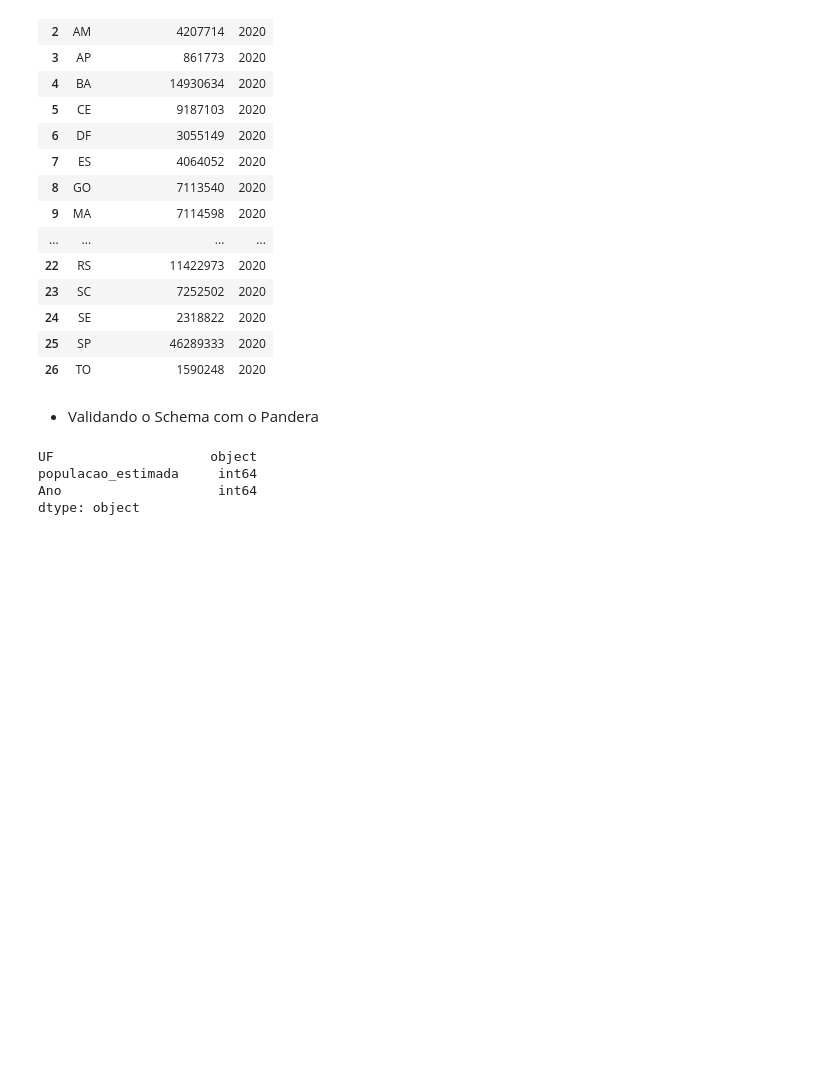
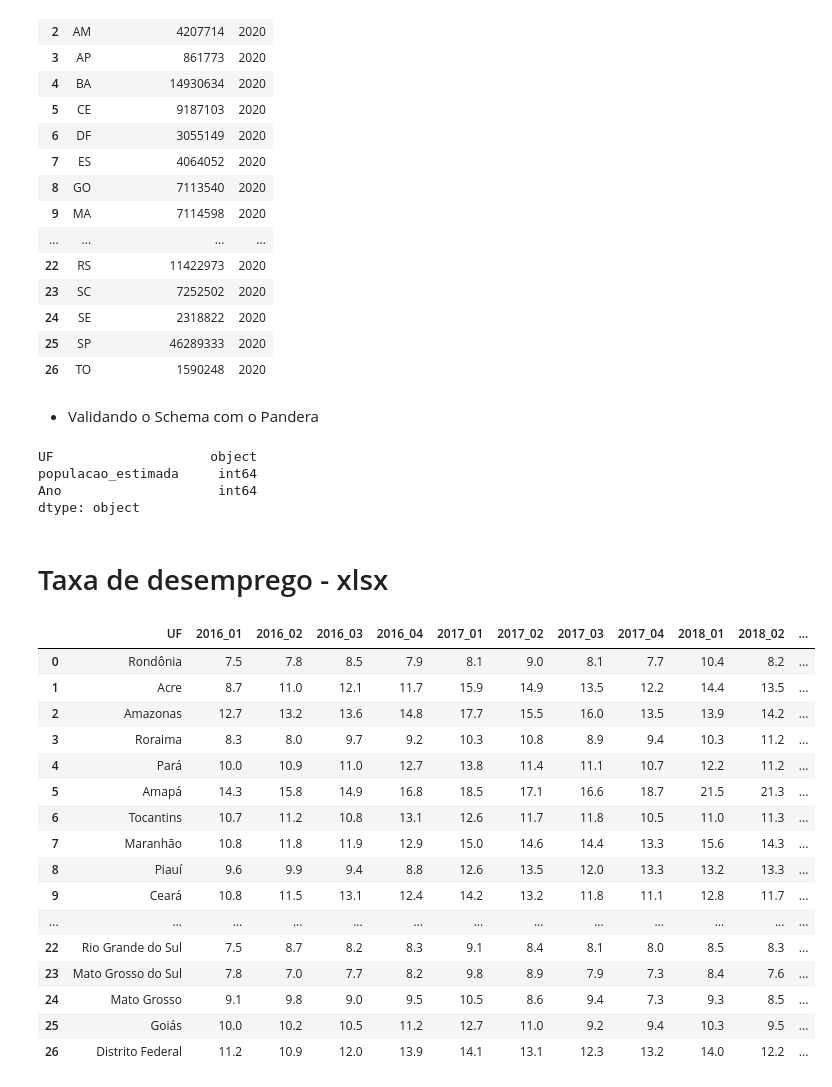
Before and after one commit to marimoreiraa/ProjetoFinal, a Jupyter notebook: 1_Pandas.ipynb, the cells around one changed output. Saved outputs shown, nothing was run; the diff lists cells and outputs as text; code cells hidden in the pictures; blank space fills up the shorter version.

```diff
--- a/1_Pandas.ipynb
+++ b/1_Pandas.ipynb
@@ -1857,3 +1822,31 @@ client = storage.Client()
 bucket = client.get_bucket('data_lake_ingest_data')
 
 bucket.blob('2_temp/temp_pandas_total_pop_ano_uf.csv').upload_from_string(df_total_pop_ano_uf.to_csv(), 'text/csv')
+# %% [markdown]
+# Taxa de desemprego - xlsx
+# %%
+import os
+from google.cloud import storage
+serviceaccount = '/content/soulcode-projeto-final-4b88bea6e07a.json'
+os.environ["GOOGLE_APPLICATION_CREDENTIALS"] = serviceaccount
+
+df_des = pd.read_excel('gs://data_lake_ingest_data/1_input/desocupados_ajustado.xlsx')
+df_des
+# %% [output]
+|  | UF | 2016_01 | 2016_02 | 2016_03 | 2016_04 | 2017_01 | 2017_02 | 2017_03 | 2017_04 | 2018_01 | 2018_02 | ... |
+| 0 | Rondônia | 7.5 | 7.8 | 8.5 | 7.9 | 8.1 | 9.0 | 8.1 | 7.7 | 10.4 | 8.2 | ... |
+| 1 | Acre | 8.7 | 11.0 | 12.1 | 11.7 | 15.9 | 14.9 | 13.5 | 12.2 | 14.4 | 13.5 | ... |
+| 2 | Amazonas | 12.7 | 13.2 | 13.6 | 14.8 | 17.7 | 15.5 | 16.0 | 13.5 | 13.9 | 14.2 | ... |
+| 3 | Roraima | 8.3 | 8.0 | 9.7 | 9.2 | 10.3 | 10.8 | 8.9 | 9.4 | 10.3 | 11.2 | ... |
+| 4 | Pará | 10.0 | 10.9 | 11.0 | 12.7 | 13.8 | 11.4 | 11.1 | 10.7 | 12.2 | 11.2 | ... |
+| 5 | Amapá | 14.3 | 15.8 | 14.9 | 16.8 | 18.5 | 17.1 | 16.6 | 18.7 | 21.5 | 21.3 | ... |
+| 6 | Tocantins | 10.7 | 11.2 | 10.8 | 13.1 | 12.6 | 11.7 | 11.8 | 10.5 | 11.0 | 11.3 | ... |
+| 7 | Maranhão | 10.8 | 11.8 | 11.9 | 12.9 | 15.0 | 14.6 | 14.4 | 13.3 | 15.6 | 14.3 | ... |
+| 8 | Piauí | 9.6 | 9.9 | 9.4 | 8.8 | 12.6 | 13.5 | 12.0 | 13.3 | 13.2 | 13.3 | ... |
+| 9 | Ceará | 10.8 | 11.5 | 13.1 | 12.4 | 14.2 | 13.2 | 11.8 | 11.1 | 12.8 | 11.7 | ... |
+| ... | ... | ... | ... | ... | ... | ... | ... | ... | ... | ... | ... | ... |
+| 22 | Rio Grande do Sul | 7.5 | 8.7 | 8.2 | 8.3 | 9.1 | 8.4 | 8.1 | 8.0 | 8.5 | 8.3 | ... |
+| 23 | Mato Grosso do Sul | 7.8 | 7.0 | 7.7 | 8.2 | 9.8 | 8.9 | 7.9 | 7.3 | 8.4 | 7.6 | ... |
+| 24 | Mato Grosso | 9.1 | 9.8 | 9.0 | 9.5 | 10.5 | 8.6 | 9.4 | 7.3 | 9.3 | 8.5 | ... |
+| 25 | Goiás | 10.0 | 10.2 | 10.5 | 11.2 | 12.7 | 11.0 | 9.2 | 9.4 | 10.3 | 9.5 | ... |
+| 26 | Distrito Federal | 11.2 | 10.9 | 12.0 | 13.9 | 14.1 | 13.1 | 12.3 | 13.2 | 14.0 | 12.2 | ... |
```
Also changed, not shown: parts of 18 cells of this notebook.
